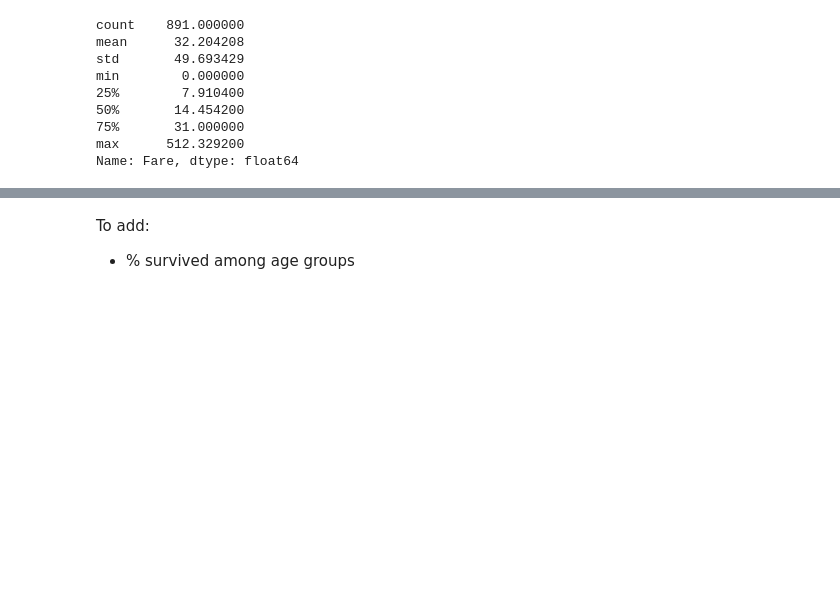
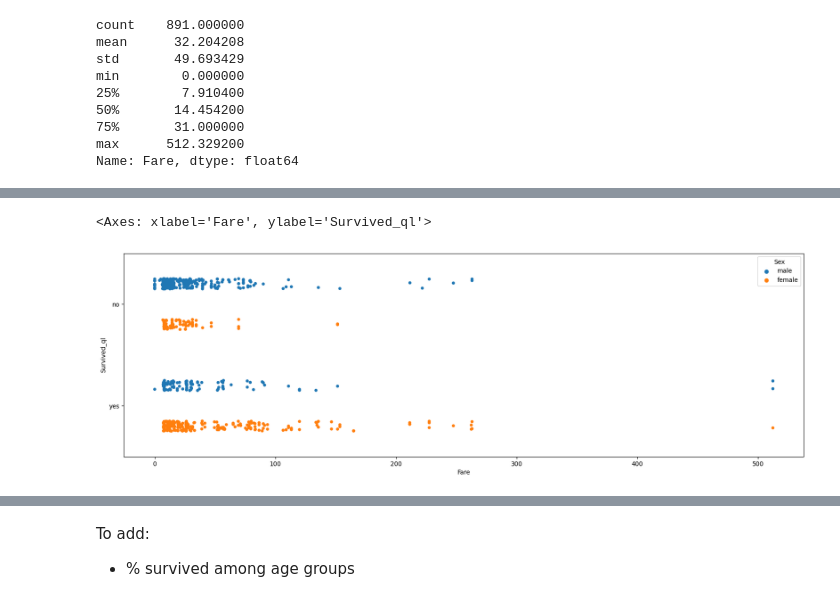
Before and after one commit to thoriqfarras/titanic_survivor_prediction, a Jupyter notebook: ml_titanic.ipynb, the cells around one changed output, grey strips where cells are left out. Drawn from its saved outputs; the diff is of its cells as text; code cells hidden in the pictures; blank space fills up the shorter version.

```diff
--- a/ml_titanic.ipynb
+++ b/ml_titanic.ipynb
@@ -102,0 +137,6 @@ Text(0.5, 1.0, 'Distribusi Nasib Penumpang, berdasarkan Umur')
+# %%
+plt.figure(figsize=(20, 6))
+sns.stripplot(x=passengers['Fare'], y=passengers['Survived_ql'], hue=passengers['Sex'], dodge='true')
+# %% [output]
+<Axes: xlabel='Fare', ylabel='Survived_ql'>
+[figure, added]
```
Also changed, not shown: parts of 15 cells of this notebook.
